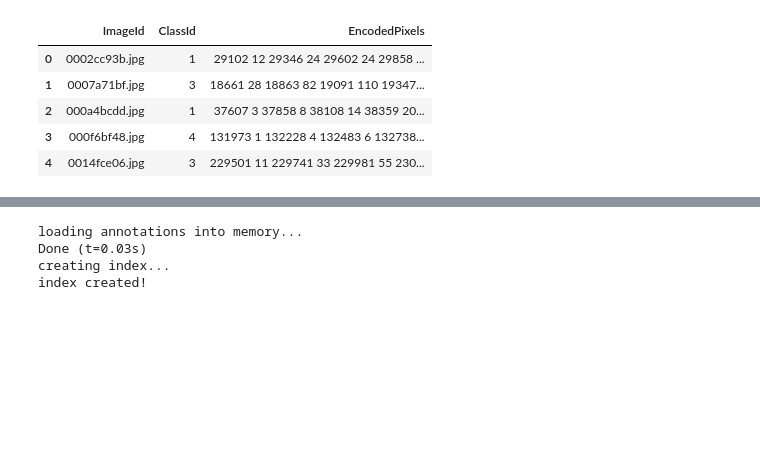
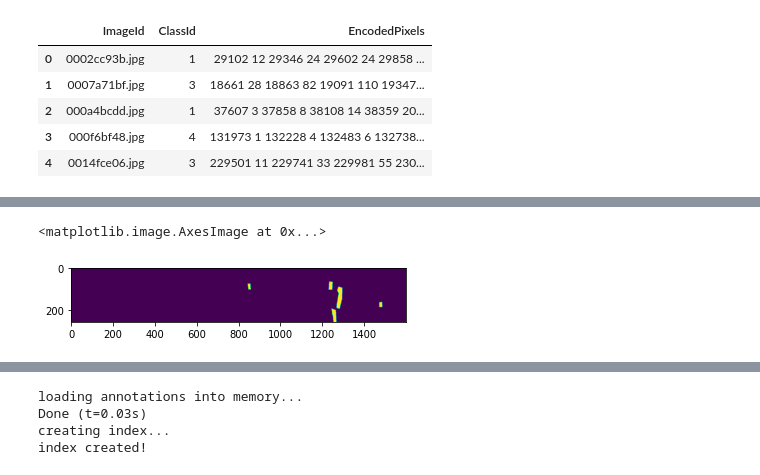
Before and after one commit to lcmp101/siamase-mask-rcnn, a Jupyter notebook: notebook3c458adcde.ipynb, the cells around one changed output, grey strips where cells are left out. Drawn from its saved outputs; the diff is of its cells as text; code cells hidden in the pictures; blank space fills up the shorter version.

```diff
--- a/notebook3c458adcde.ipynb
+++ b/notebook3c458adcde.ipynb
@@ -103,0 +134,6 @@ plt.imshow(rle_decode(rle, (1600, 256)))
+# %%
+mf = flip_hor(m)
+plt.imshow(mf)
+# %% [output]
+<matplotlib.image.AxesImage at 0x...>
+[figure, added]
```
Also changed, not shown: parts of 32 cells of this notebook, 5 other files.
